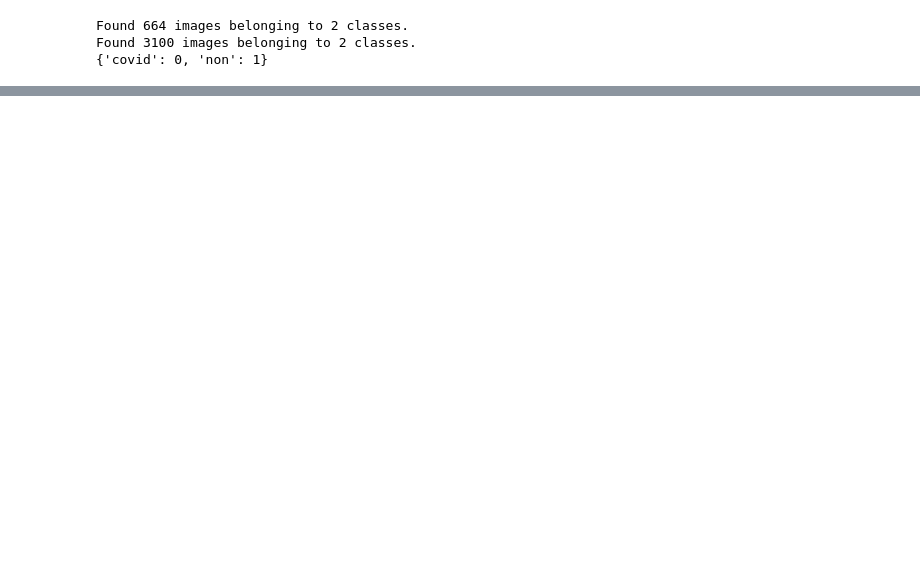
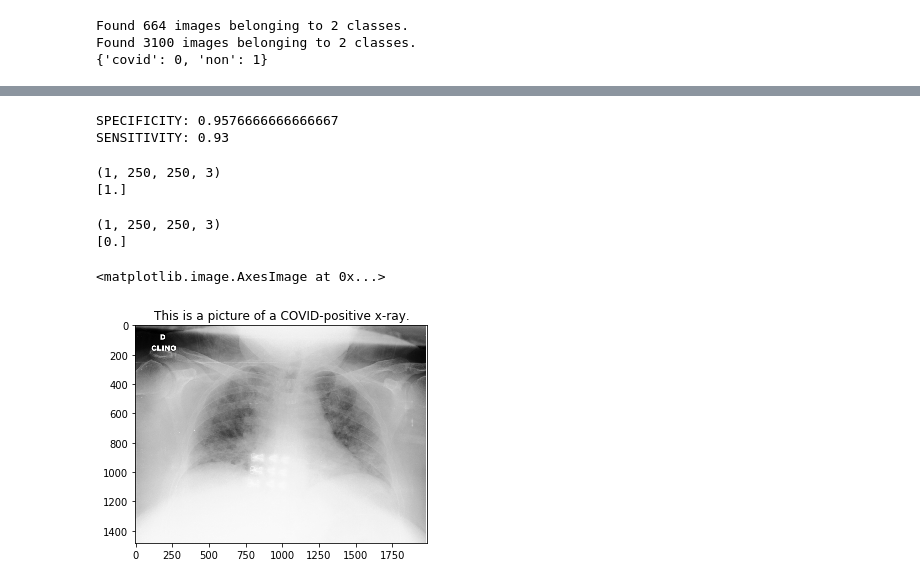
Before and after one commit to BobbyLumpkin/Deep_COVID_Exposition, a Jupyter notebook: Deep_COVID_Logistic_Regression.ipynb, the cells around one changed output, grey strips where cells are left out. Drawn from its saved outputs; the diff is of its cells as text; code cells hidden in the pictures; blank space fills up the shorter version.

Commit message:
updated learning parameters

```diff
--- a/Deep_COVID_Logistic_Regression.ipynb
+++ b/Deep_COVID_Logistic_Regression.ipynb
@@ -14,7 +14,7 @@ import numpy as np
 # %%
 ## Load in the training and testing images using ImageDataGenerator
 # Training images
-train_datagen = ImageDataGenerator()
+train_datagen = ImageDataGenerator(width_shift_range = 0.1)
 train_dir = 'C:/Users/Owner/Documents/STAT 6750/Project/data_upload_v2/train'
 
 train_covid_dir = 'C:/Users/Owner/Documents/STAT 6750/Project/data_upload_v2/train/covid'
@@ -82,9 +82,12 @@ print(covid_img.shape)
 ## Define a logistic regression model as a perceptron with sigmoid activation function
 model = keras.models.Sequential([
     keras.layers.Flatten(input_shape = (250, 250, 3)),
+    keras.layers.Dropout(0.5),
     keras.layers.Dense(1, activation = 'sigmoid')
 ])
 
-model.compile(optimizer = 'adam',
+opt = keras.optimizers.Adam(learning_rate=0.0001)
+
+model.compile(optimizer = opt,
               loss = 'binary_crossentropy',
-              metrics = ['accuracy'])
+              metrics = ['binary_accuracy', 'TruePositives', 'TrueNegatives'])
@@ -98,9 +109,10 @@ Use tf.where in 2.0, which has the same broadcast rule as np.where
 # %%
+random.seed(123)
 ## Train the logistic regression model
 history = model.fit(train_generator,
                               validation_data = validation_generator,
-                              steps_per_epoch = 100,
-                              epochs = 15,
-                              validation_steps = 50,
+                              steps_per_epoch = 30,
+                              epochs = 20,
+                              validation_steps = 155,
                               verbose = 2)
 # %% [output]
@@ -127,3 +136,11 @@ KeyboardInterrupt:
+# %%
+specificity = history.history['val_true_positives'][-1] / 3000
+sensitivity = history.history['val_true_negatives'][-1]/100
+
+print('SPECIFICITY: ' + str(specificity), '\n' + 'SENSITIVITY: ' + str(sensitivity))
+# %% [output]
+SPECIFICITY: 0.9576666666666667
+SENSITIVITY: 0.93
 # %%
 # Predict an image classification
 manual_test_img_name = random.sample(train_covid_names, k = 1)[0]
@@ -135,6 +152,9 @@ images = np.vstack([x])
 print(x.shape)
 classes = model.predict(x, batch_size=10)
 print(classes[0])
+# %% [output]
+(1, 250, 250, 3)
+[1.]
 # %%
 test_covid_dir = 'C:/Users/Owner/Documents/STAT 6750/Project/data_upload_v2/test/covid'
 test_covid_names = os.listdir(train_covid_dir)
@@ -144,19 +164,24 @@ test_non_names = os.listdir(train_non_dir)
 # %%
 # Predict an image classification
 manual_test_img_name = random.sample(train_covid_names, k = 1)[0]
 
 manual_test_path = os.path.join(train_covid_dir, manual_test_img_name)
 img = image.load_img(manual_test_path, target_size=(250, 250))
 x = image.img_to_array(img)
 x=np.expand_dims(x, axis=0)
 images = np.vstack([x])
 print(x.shape)
 classes = model.predict(x, batch_size=10)
 
 print(classes[0])
 manual_test_img = mpimg.imread(manual_test_path)
-if classes[0] > 0:
+if classes[0] > 0.5:
     plt.title('This is a picture of a COVID-negative x-ray.')
 else:
     plt.title('This is a picture of a COVID-positive x-ray.')
 plt.imshow(manual_test_img)
+# %% [output]
+(1, 250, 250, 3)
+[0.]
+<matplotlib.image.AxesImage at 0x...>
+[figure, added]
```
Also changed, not shown: parts of 4 cells of this notebook.
